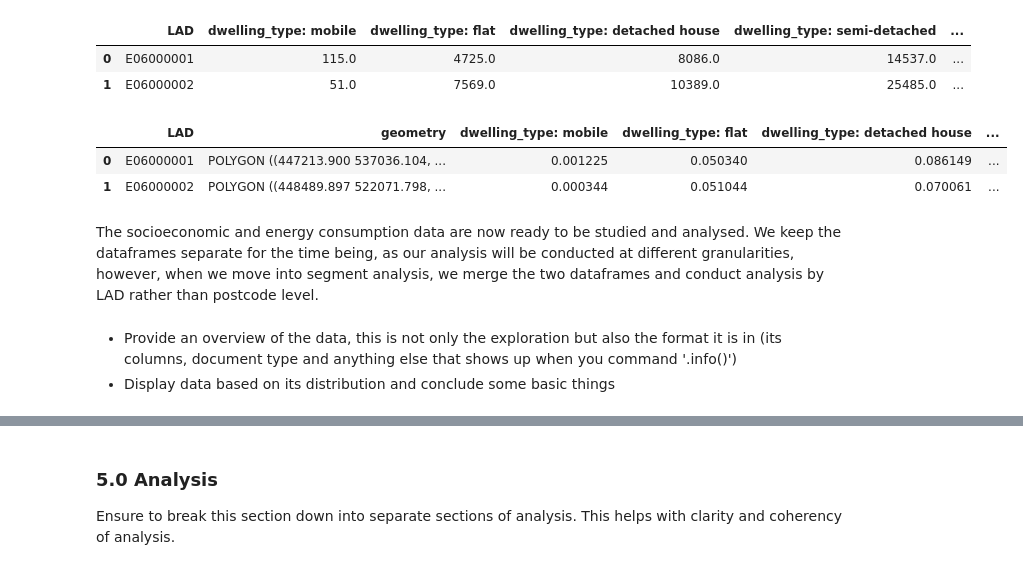
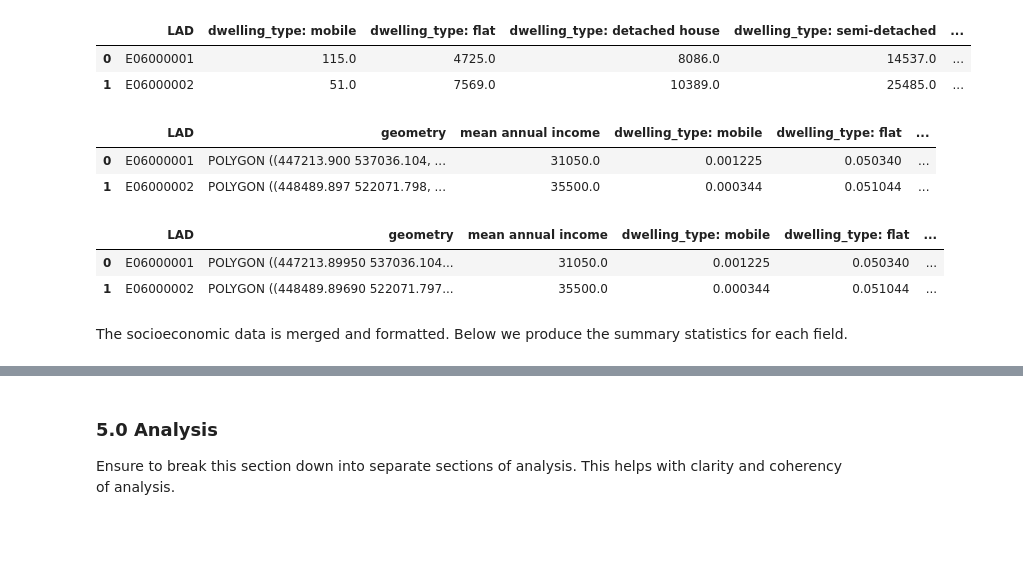
Before and after one commit to NikhilSDesai/SpatialDataScience, a Jupyter notebook: SDS_Analysis/CASA0006_FinalAssignment.ipynb, the cells around one changed output, grey strips where cells are left out. Cells and saved outputs as stored; diff of their text form; code cells hidden in the pictures; blank space fills up the shorter version.

```diff
--- a/SDS_Analysis/CASA0006_FinalAssignment.ipynb
+++ b/SDS_Analysis/CASA0006_FinalAssignment.ipynb
@@ -244,29 +306,35 @@ socec_df.drop(columns=['Code'], inplace=True)
 # %%
 # normalise all the necessary fields
 # columns to normalise
 columns_to_normalise = [
     'dwelling_type: mobile', 'dwelling_type: flat', 'dwelling_type: detached house',
     'dwelling_type: semi-detached', 'dwelling_type: terraced',
     'no central heating', '1 central heating',
     '2+ central heating (renewable)', '2+ central heating (non-renewable)'
 ]
 
 # remove rows where pop is NaN / 0
 cleaned_df = socec_df[socec_df['population'].notna() & (socec_df['population'] > 0)]
 
 # new df for normalised data
-nsocec_df = cleaned_df[['LAD', 'geometry']].copy()
+nsocec_df = cleaned_df[['LAD', 'geometry', 'mean annual income']].copy()
 
 # normalise each column by population & display
 for column in columns_to_normalise:
-    nsocec_df[column] = socec_df[column] / socec_df['population']
+    nsocec_df[column] = cleaned_df[column] / cleaned_df['population']
 nsocec_df.head(2)
 # %% [output]
-|  | LAD | geometry | dwelling_type: mobile | dwelling_type: flat | dwelling_type: detached house | ... |
-| 0 | E06000001 | POLYGON ((447213.900 537036.104, ... | 0.001225 | 0.050340 | 0.086149 | ... |
-| 1 | E06000002 | POLYGON ((448489.897 522071.798, ... | 0.000344 | 0.051044 | 0.070061 | ... |
+|  | LAD | geometry | mean annual income | dwelling_type: mobile | dwelling_type: flat | ... |
+| 0 | E06000001 | POLYGON ((447213.900 537036.104, ... | 31050.0 | 0.001225 | 0.050340 | ... |
+| 1 | E06000002 | POLYGON ((448489.897 522071.798, ... | 35500.0 | 0.000344 | 0.051044 | ... |
-# %% [markdown]
-The socioeconomic and energy consumption data are now ready to be studied and analysed. We keep the dataframes separate for the time being, as our analysis will be conducted at different granularities, however, when we move into segment analysis, we merge the two dataframes and conduct analysis by LAD rather than postcode level.
-# %% [markdown]
-- Provide an overview of the data, this is not only the exploration but also the format it is in (its columns, document type and anything else that shows up when you command '.info()')
-- Display data based on its distribution and conclude some basic things
+# %%
+# convert to gdf using epsg:4326
+nsocec_gdf = gpd.GeoDataFrame(nsocec_df, geometry='geometry')
+nsocec_gdf.set_crs("epsg:4326", inplace=True, allow_override=True)
+nsocec_gdf.head(2)
+# %% [output]
+|  | LAD | geometry | mean annual income | dwelling_type: mobile | dwelling_type: flat | ... |
+| 0 | E06000001 | POLYGON ((447213.89950 537036.104... | 31050.0 | 0.001225 | 0.050340 | ... |
+| 1 | E06000002 | POLYGON ((448489.89690 522071.797... | 35500.0 | 0.000344 | 0.051044 | ... |
+# %% [markdown]
+The socioeconomic data is merged and formatted. Below we produce the summary statistics for each field.
```
Also changed, not shown: parts of 12 cells of this notebook.
